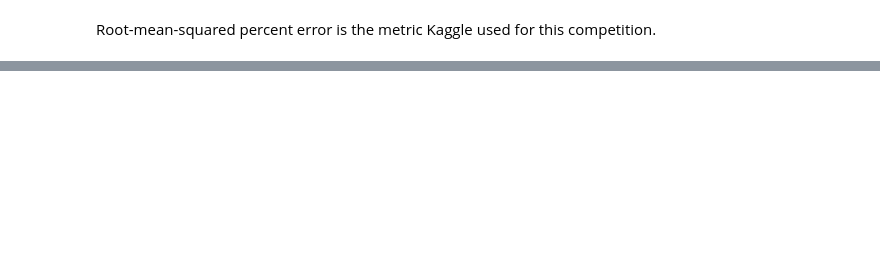
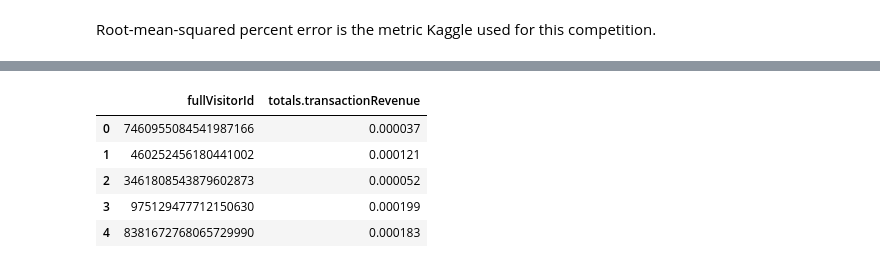
Before and after one commit to gane-dev/DeepLearning, a Jupyter notebook: GoogleRevenuePrediction.ipynb, the cells around one changed output, grey strips where cells are left out. Drawn from its saved outputs; the diff is of its cells as text; code cells hidden in the pictures; blank space fills up the shorter version.

```diff
--- a/GoogleRevenuePrediction.ipynb
+++ b/GoogleRevenuePrediction.ipynb
@@ -355,2 +475,15 @@ csv_fn=f'{PATH}/tmp/sub.csv'
 # %%
 df_test[['fullVisitorId',dep]].to_csv(csv_fn, index=False)
+# %%
+df_try_unique = pd.read_csv(csv_fn,low_memory=False)
+# %%
+df_try_unique = df_try_unique.drop_duplicates(['fullVisitorId'])
+# %%
+df_try_unique.head()
+# %% [output]
+|  | fullVisitorId | totals.transactionRevenue |
+| 0 | 7460955084541987166 | 0.000037 |
+| 1 | 460252456180441002 | 0.000121 |
+| 2 | 3461808543879602873 | 0.000052 |
+| 3 | 975129477712150630 | 0.000199 |
+| 4 | 8381672768065729990 | 0.000183 |
```
Also changed, not shown: parts of 32 cells of this notebook.
